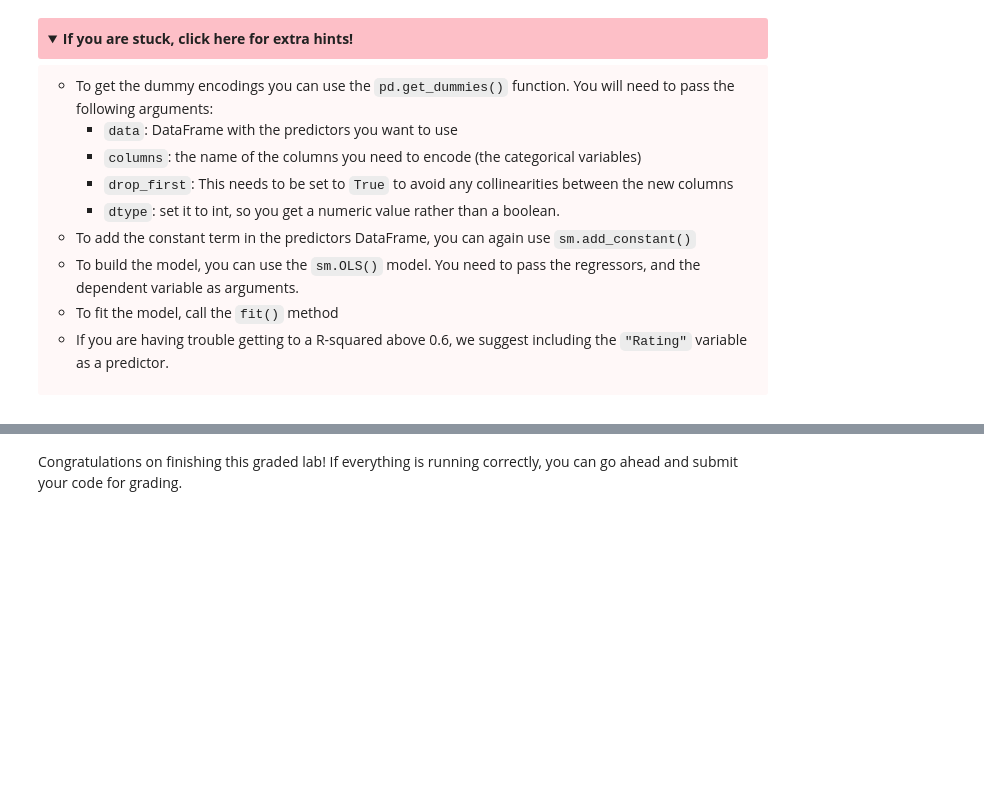
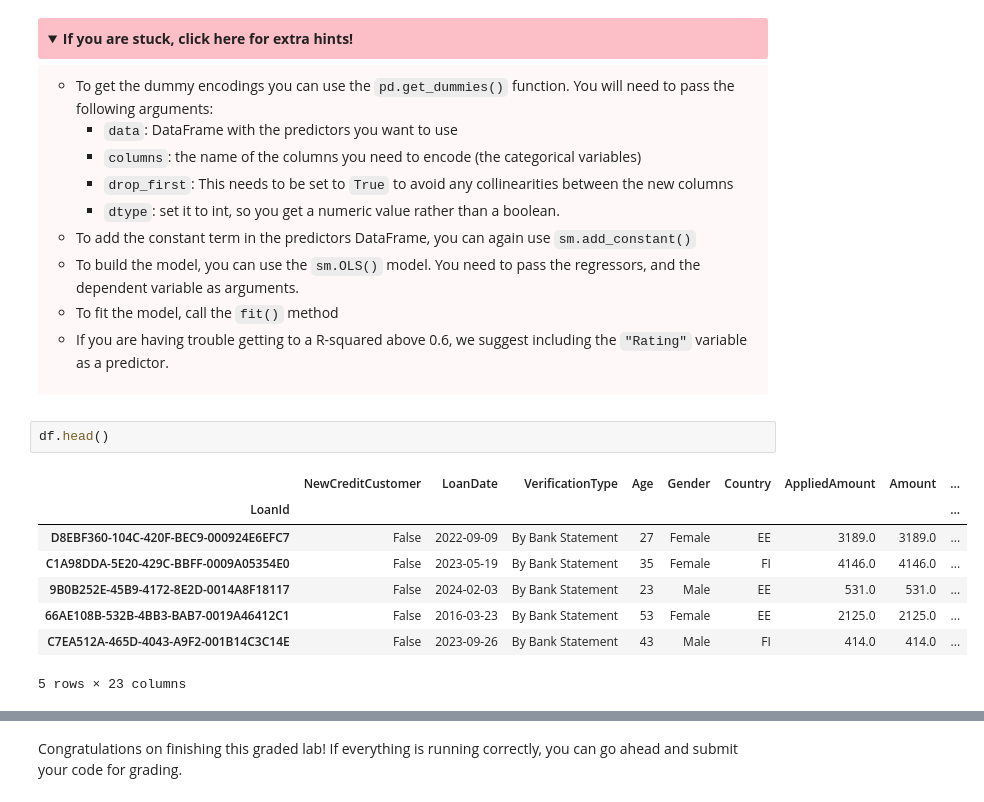
Before and after one commit to dennislamcv1/DEEPAIDA, a Jupyter notebook: Python for Data Analytics/C3capstone_Assignment.ipynb, the cells around one changed output, grey strips where cells are left out. Cells and saved outputs as stored; diff of their text form; folded sections open; blank space fills up the shorter version.

```diff
--- a/Python for Data Analytics/C3capstone_Assignment.ipynb
+++ b/Python for Data Analytics/C3capstone_Assignment.ipynb
@@ -806,3 +810,14 @@ If you are stuck, click here for extra hints!</summary>
 - To fit the model, call the `fit()` method
 - If you are having trouble getting to a R-squared above 0.6, we suggest including the `"Rating"` variable as a predictor.
 </details>
+# %%
+df.head()
+# %% [output]
+|  | NewCreditCustomer | LoanDate | VerificationType | Age | Gender | Country | AppliedAmount | Amount | ... |
+| LoanId |  |  |  |  |  |  |  |  | ... |
+| D8EBF360-104C-420F-BEC9-000924E6EFC7 | False | 2022-09-09 | By Bank Statement | 27 | Female | EE | 3189.0 | 3189.0 | ... |
+| C1A98DDA-5E20-429C-BBFF-0009A05354E0 | False | 2023-05-19 | By Bank Statement | 35 | Female | FI | 4146.0 | 4146.0 | ... |
+| 9B0B252E-45B9-4172-8E2D-0014A8F18117 | False | 2024-02-03 | By Bank Statement | 23 | Male | EE | 531.0 | 531.0 | ... |
+| 66AE108B-532B-4BB3-BAB7-0019A46412C1 | False | 2016-03-23 | By Bank Statement | 53 | Female | EE | 2125.0 | 2125.0 | ... |
+| C7EA512A-465D-4043-A9F2-001B14C3C14E | False | 2023-09-26 | By Bank Statement | 43 | Male | FI | 414.0 | 414.0 | ... |
+5 rows × 23 columns
```
Also changed, not shown: parts of 12 cells of this notebook.
